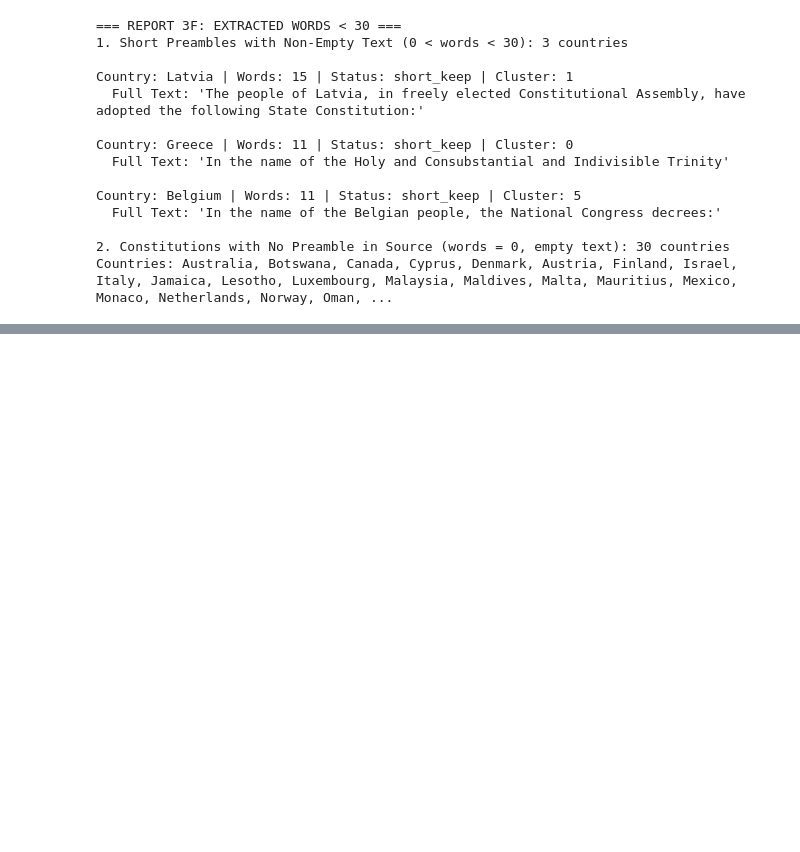
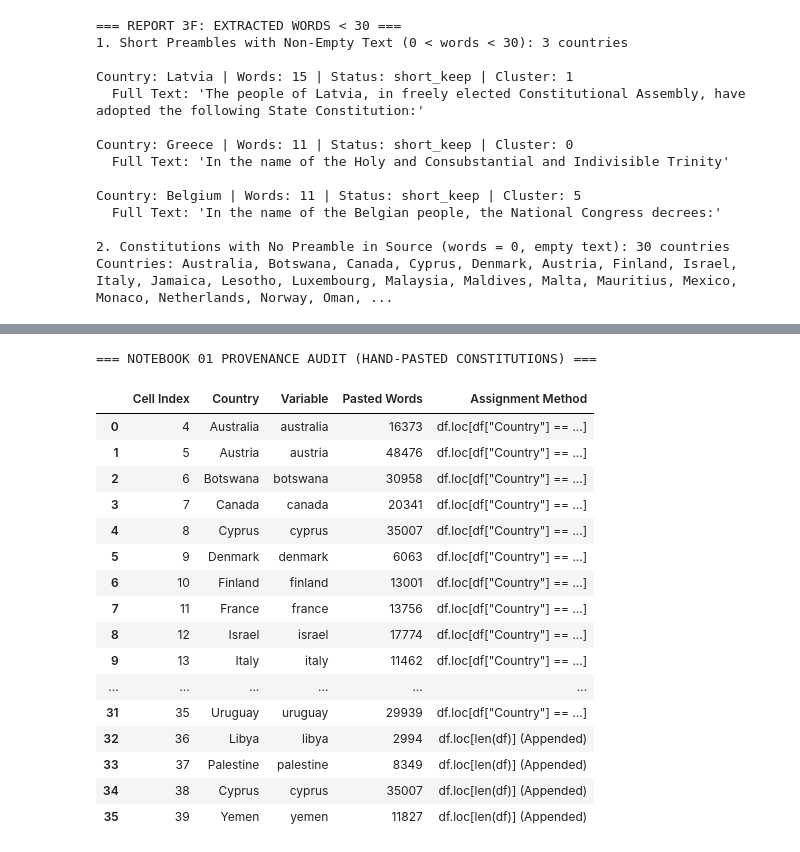
Before and after one commit to devpanchal2005/PreambleMap, a Jupyter notebook: notebooks/03_preamble_extraction.ipynb, the cells around one changed output, grey strips where cells are left out. Saved outputs shown, nothing was run; the diff lists cells and outputs as text; code cells hidden in the pictures; blank space fills up the shorter version.

```diff
--- a/notebooks/03_preamble_extraction.ipynb
+++ b/notebooks/03_preamble_extraction.ipynb
@@ -451,0 +1340,54 @@ Countries: Australia, Botswana, Canada, Cyprus, Denmark, Austria, Finland, Israe
+# %%
+print("=== NOTEBOOK 01 PROVENANCE AUDIT (HAND-PASTED CONSTITUTIONS) ===\n")
+
+with open('01_data_preprocessing.ipynb', 'r', encoding='utf-8') as f:
+    nb01_audit = json.load(f)
+
+pasted_cells = []
+
+for i in range(4, 40):
+    src = ''.join(nb01_audit['cells'][i].get('source', []))
+    lines = [l.strip() for l in src.split('\n') if l.strip()]
+
+    m_var = re.search(r'^([a-zA-Z0-9_]+)\s*=\s*\"\"\"', src, re.MULTILINE)
+    var_name = m_var.group(1) if m_var else 'N/A'
+
+    df_line = [l for l in lines if 'df.loc' in l][0]
+    m1 = re.search(r"==\s*['\"]([^'\"]+)['\"]", df_line)
+    m2 = re.search(r"['\"]Country['\"]\s*:\s*['\"]([^'\"]+)['\"]", df_line)
+    country_name = m1.group(1) if m1 else (m2.group(1) if m2 else 'Unknown')
+
+    m_str = re.search(r'\"\"\"(.*?)\"\"\"', src, re.DOTALL)
+    if not m_str:
+        m_str = re.search(r'\"\"\"\"(.*?)\"\"\"\"', src, re.DOTALL)
+    pasted_text = m_str.group(1) if m_str else ''
+    w_count = len(pasted_text.split())
+
+    pasted_cells.append({
+        'Cell Index': i,
+        'Country': country_name,
+        'Variable': var_name,
+        'Pasted Words': w_count,
+        'Assignment Method': 'df.loc[df["Country"] == ...]' if i <= 35 else 'df.loc[len(df)] (Appended)'
+    })
+
+display(pd.DataFrame(pasted_cells))
+# %% [output]
+=== NOTEBOOK 01 PROVENANCE AUDIT (HAND-PASTED CONSTITUTIONS) ===
+|  | Cell Index | Country | Variable | Pasted Words | Assignment Method |
+| 0 | 4 | Australia | australia | 16373 | df.loc[df["Country"] == ...] |
+| 1 | 5 | Austria | austria | 48476 | df.loc[df["Country"] == ...] |
+| 2 | 6 | Botswana | botswana | 30958 | df.loc[df["Country"] == ...] |
+| 3 | 7 | Canada | canada | 20341 | df.loc[df["Country"] == ...] |
+| 4 | 8 | Cyprus | cyprus | 35007 | df.loc[df["Country"] == ...] |
+| 5 | 9 | Denmark | denmark | 6063 | df.loc[df["Country"] == ...] |
+| 6 | 10 | Finland | finland | 13001 | df.loc[df["Country"] == ...] |
+| 7 | 11 | France | france | 13756 | df.loc[df["Country"] == ...] |
+| 8 | 12 | Israel | israel | 17774 | df.loc[df["Country"] == ...] |
+| 9 | 13 | Italy | italy | 11462 | df.loc[df["Country"] == ...] |
+| ... | ... | ... | ... | ... | ... |
+| 31 | 35 | Uruguay | uruguay | 29939 | df.loc[df["Country"] == ...] |
+| 32 | 36 | Libya | libya | 2994 | df.loc[len(df)] (Appended) |
+| 33 | 37 | Palestine | palestine | 8349 | df.loc[len(df)] (Appended) |
+| 34 | 38 | Cyprus | cyprus | 35007 | df.loc[len(df)] (Appended) |
+| 35 | 39 | Yemen | yemen | 11827 | df.loc[len(df)] (Appended) |
```
Also changed, not shown: parts of 23 cells of this notebook, 1 other file.
